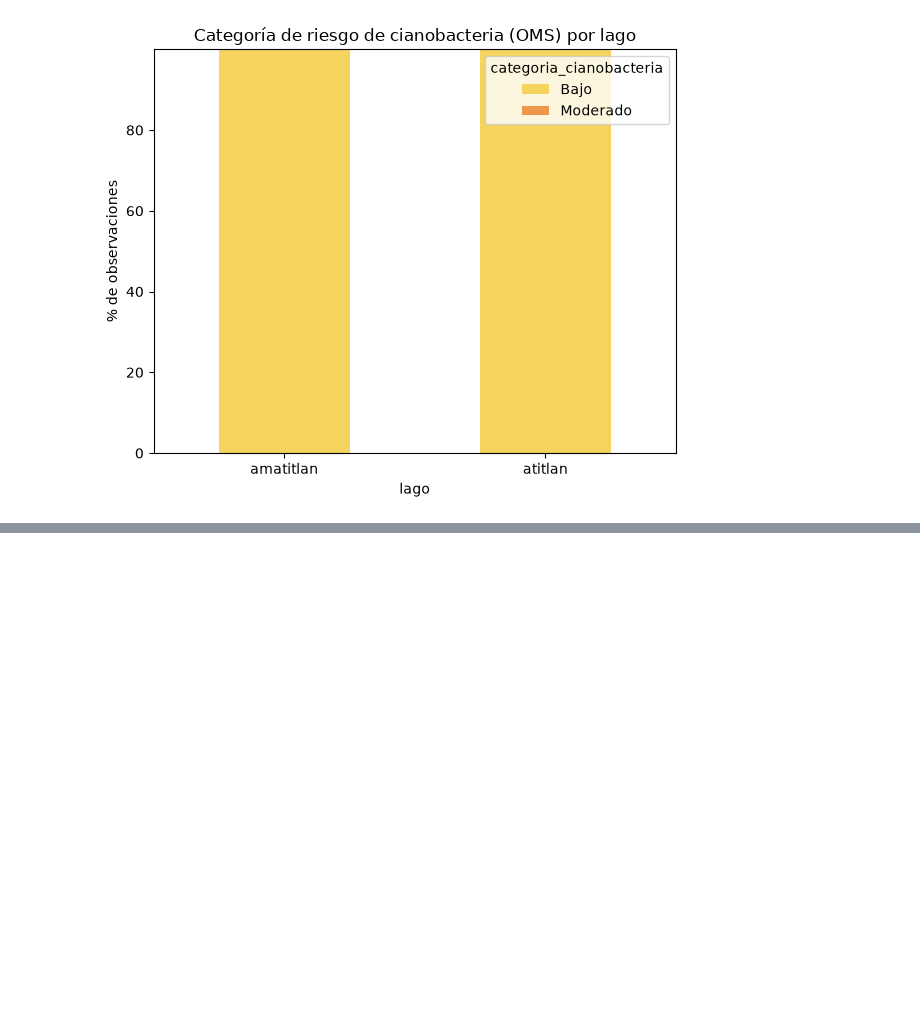
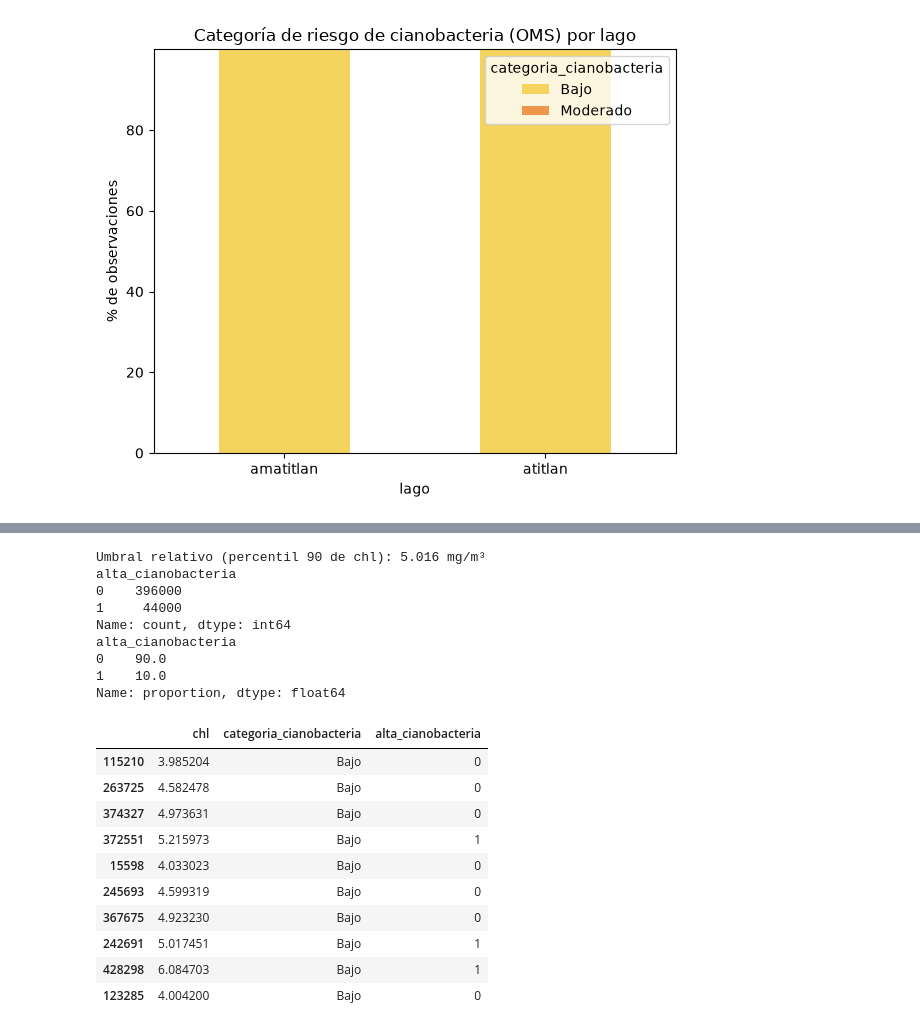
Before and after one commit to Albu231311/Lab4-DS, a Jupyter notebook: preprocessing.ipynb, the cells around one changed output, grey strips where cells are left out. Drawn from its saved outputs; the diff is of its cells as text; code cells hidden in the pictures; blank space fills up the shorter version.

```diff
--- a/preprocessing.ipynb
+++ b/preprocessing.ipynb
@@ -356,0 +366,32 @@ Distribución de categoría de cianobacteria por lago (%):
+# %%
+# Variable respuesta binaria (umbral relativo, percentil 90)
+UMBRAL_ALTA_PRESENCIA = df_ml["chl"].quantile(0.90)
+
+df_ml["alta_cianobacteria"] = (df_ml["chl"] >= UMBRAL_ALTA_PRESENCIA).astype(int)
+
+print(f"Umbral relativo (percentil 90 de chl): {UMBRAL_ALTA_PRESENCIA:.3f} mg/m³")
+print(df_ml["alta_cianobacteria"].value_counts())
+print((df_ml["alta_cianobacteria"].value_counts(normalize=True) * 100).round(2))
+
+df_ml[["chl", "categoria_cianobacteria", "alta_cianobacteria"]].sample(10, random_state=42)
+# %% [output]
+Umbral relativo (percentil 90 de chl): 5.016 mg/m³
+alta_cianobacteria
+0    396000
+1     44000
+Name: count, dtype: int64
+alta_cianobacteria
+0    90.0
+1    10.0
+Name: proportion, dtype: float64
+|  | chl | categoria_cianobacteria | alta_cianobacteria |
+| 115210 | 3.985204 | Bajo | 0 |
+| 263725 | 4.582478 | Bajo | 0 |
+| 374327 | 4.973631 | Bajo | 0 |
+| 372551 | 5.215973 | Bajo | 1 |
+| 15598 | 4.033023 | Bajo | 0 |
+| 245693 | 4.599319 | Bajo | 0 |
+| 367675 | 4.923230 | Bajo | 0 |
+| 242691 | 5.017451 | Bajo | 1 |
+| 428298 | 6.084703 | Bajo | 1 |
+| 123285 | 4.004200 | Bajo | 0 |
```
Also changed, not shown: parts of 7 cells of this notebook.
